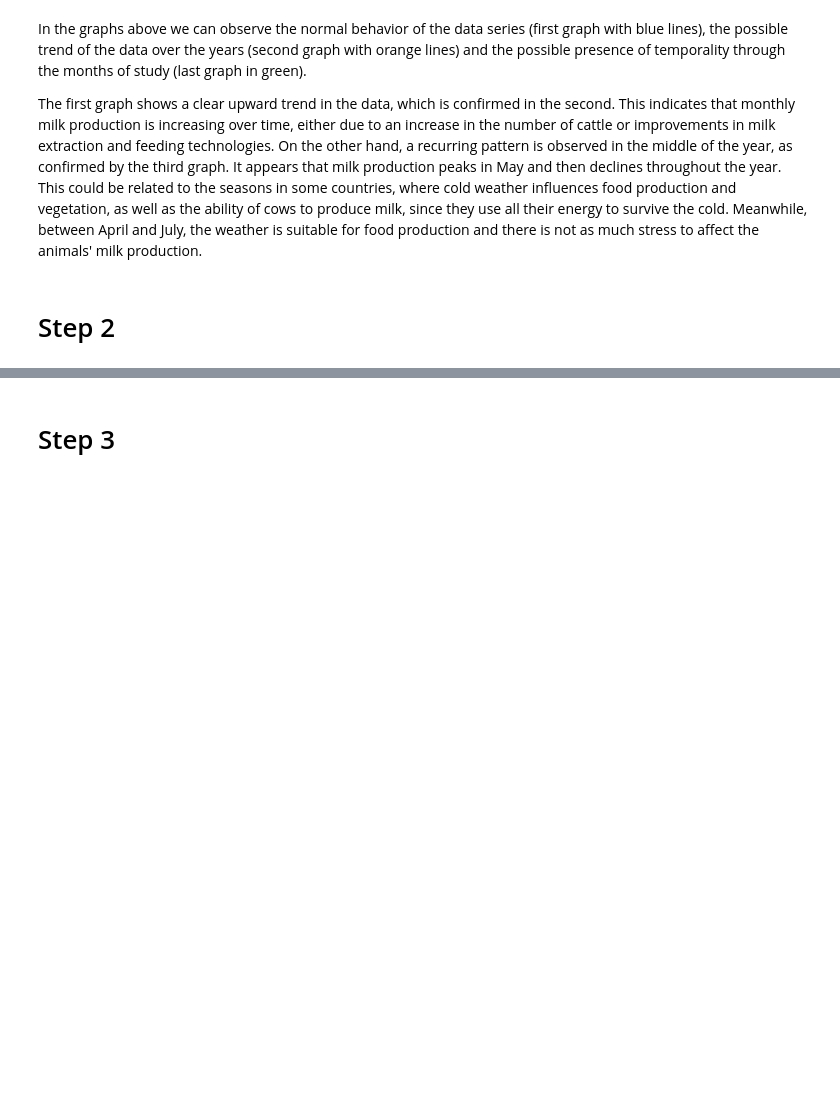
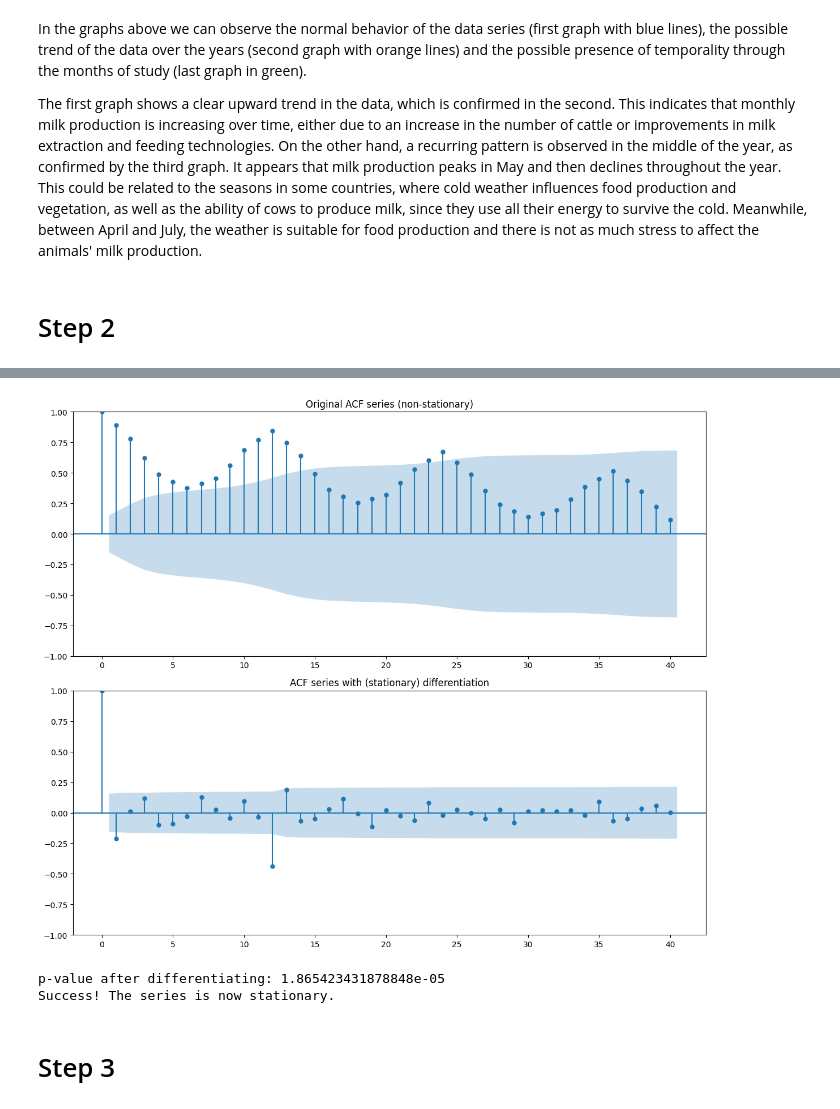
Before and after one commit to Jero2110/Advanced-ML_Phase-04, a Jupyter notebook: analysis/G01_Jeronimo_Ramos_Phase4.ipynb, the cells around one changed output, grey strips where cells are left out. Cells and saved outputs as stored; diff of their text form; code cells hidden in the pictures; blank space fills up the shorter version.

```diff
--- a/analysis/G01_Jeronimo_Ramos_Phase4.ipynb
+++ b/analysis/G01_Jeronimo_Ramos_Phase4.ipynb
@@ -162,3 +228,31 @@ The first graph shows a clear upward trend in the data, which is confirmed in th
+# %%
+# Visualization and comparison
+
+fig, axes = plt.subplots(2, 1, figsize=(12, 10))
+
+# ACF from the original series
+plot_acf(df_clean['Milk_production'], ax=axes[0], lags=40)
+axes[0].set_title('Original ACF series (non-stationary)')
+
+# ACF series with double differentiation
+plot_acf(df_estacionario['diff_12'], ax=axes[1], lags=40)
+axes[1].set_title('ACF series with (stationary) differentiation')
+
+plt.tight_layout()
+plt.show()
+# %% [output]
+[figure, added]
+# %%
+resultado = adfuller(df_estacionario['diff_12'])
+print(f'p-value after differentiating: {resultado[1]}')
+
+if resultado[1] <= 0.05:
+    print("Success! The series is now stationary.")
+else:
+    print("The series is not yet stationary; it may require another transformation.")
+# %% [output]
+p-value after differentiating: 1.865423431878848e-05
+Success! The series is now stationary.
 # %% [markdown]
 # Step 3
 # %% [markdown]
```
Also changed, not shown: parts of 6 cells of this notebook.
